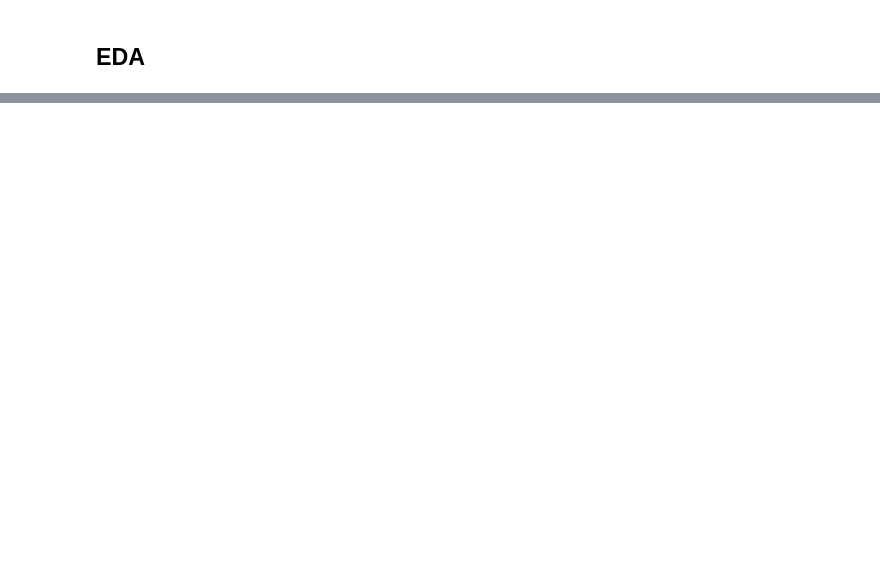
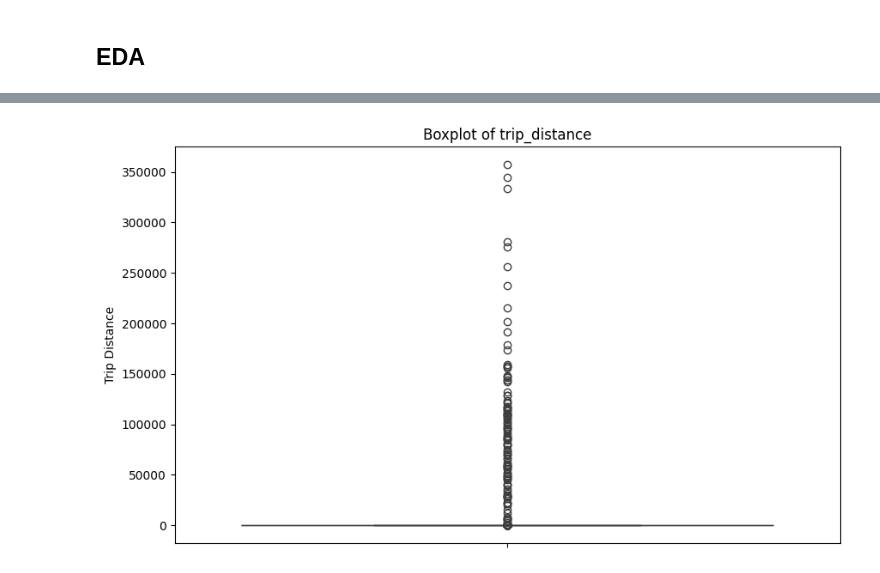
Before and after one commit to RicardoFW11/nyc_taxi_project, a Jupyter notebook: notebooks/01_eda.ipynb, the cells around one changed output, grey strips where cells are left out. Drawn from its saved outputs; the diff is of its cells as text; code cells hidden in the pictures; blank space fills up the shorter version.

```diff
--- a/notebooks/01_eda.ipynb
+++ b/notebooks/01_eda.ipynb
@@ -49,0 +409,6 @@ memory usage: 520.2+ MB
+# %%
+# Filtrar los locaclizaciones fuera de New York
+df = df[
+    ~df['pu_location_id'].isin([1, 264, 265]) &
+    ~df['do_location_id'].isin([1, 264, 265])
+]
@@ -49,0 +441,10 @@ memory usage: 520.2+ MB
+# %%
+# Boxplot de trip_distance
+
+plt.figure(figsize=(10, 6))
+sns.boxplot(y=df['trip_distance'])
+plt.title('Boxplot of trip_distance')
+plt.ylabel('Trip Distance')
+plt.show()
+# %% [output]
+[figure, added]
```
Also changed, not shown: parts of 55 cells of this notebook, 1 other file.
